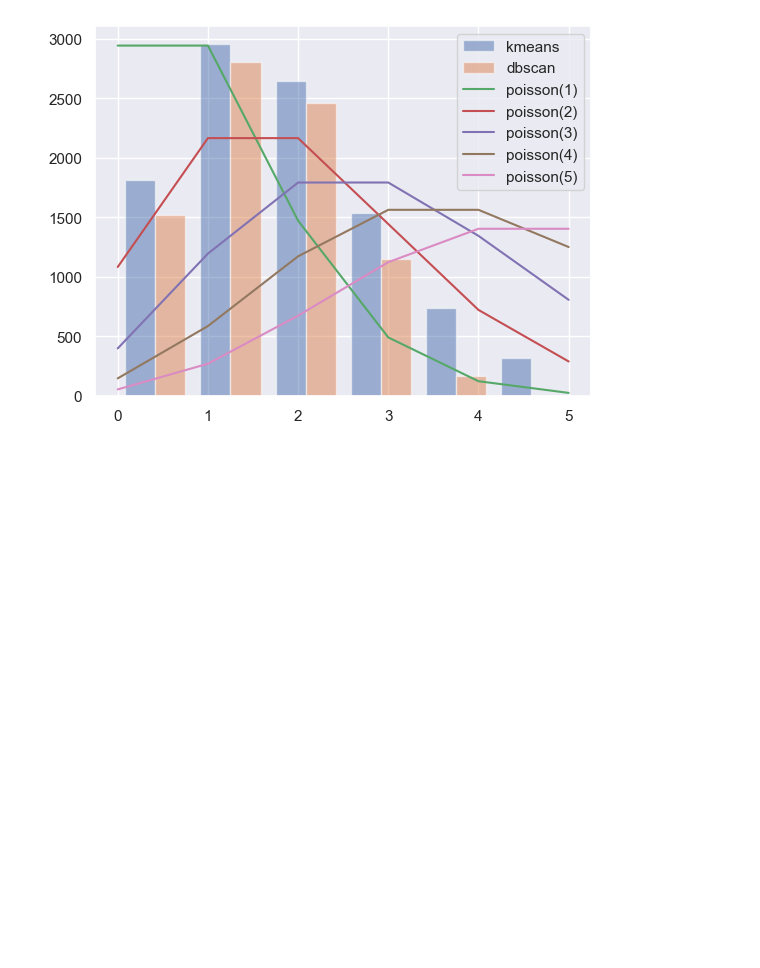
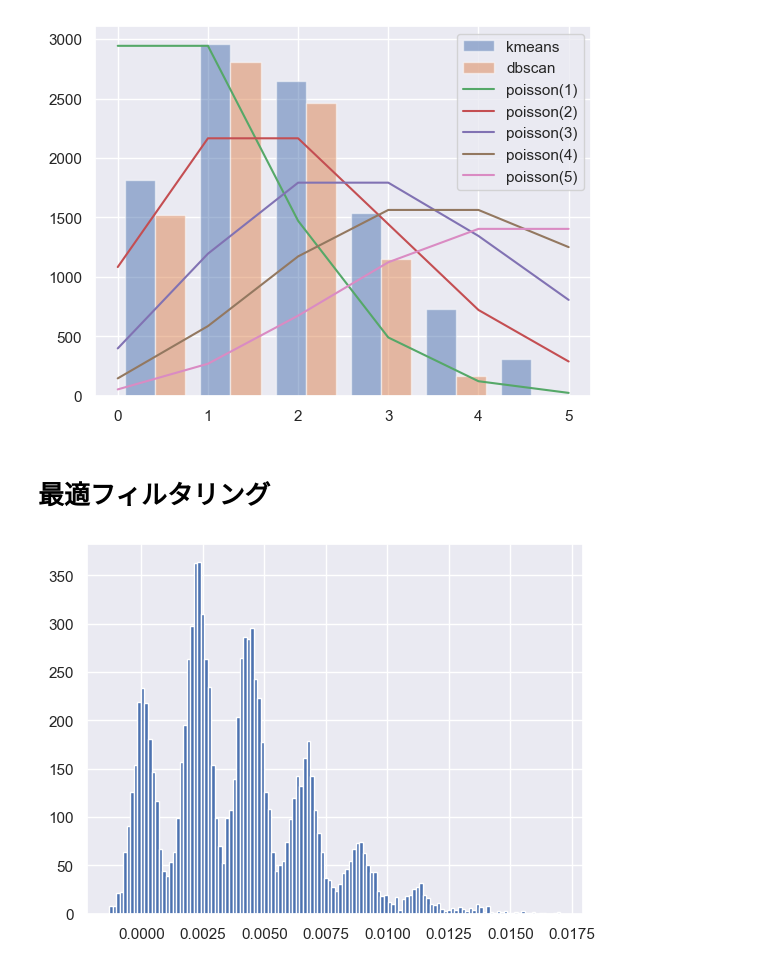
Before and after one commit to KeisukeTTTT/PhotonClustering, a Jupyter notebook: src/process.ipynb, the cells around one changed output. Cells and saved outputs as stored; diff of their text form; code cells hidden in the pictures; blank space fills up the shorter version.

Commit message:
最適フィルタリングのコードを追加

```diff
--- a/src/process.ipynb
+++ b/src/process.ipynb
@@ -121,3 +121,22 @@ plt.legend()
 plt.show()
 # %% [output]
 [figure]
+# %% [markdown]
+# 最適フィルタリング
+# %%
+# 波形整形
+pulse = tat.shaping(pulse, dt, 1.0e-6, 1.0e-6, True)
+
+# 平均波形
+avg = tat.make_average_pulse(pulse, 0.0, 1.0, 200, 500, True, True, True)
+
+# 単純波高値
+tat.simple_ph_spectrum(pulse, 200, 500, True, True)
+
+# 最適フィルタ
+ph, hist = tat.optimal_filter_freq(pulse, avg, noise, dt, 1.0e6, False, True)
+# %%
+plt.hist(ph, bins=128)
+plt.show()
+# %% [output]
+[figure, added]
```
Also changed, not shown: parts of 4 cells of this notebook.
